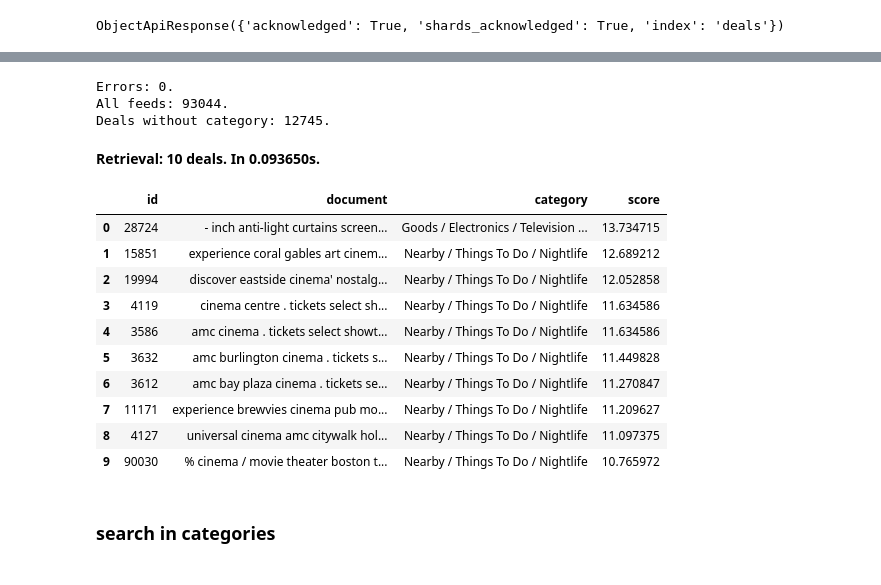
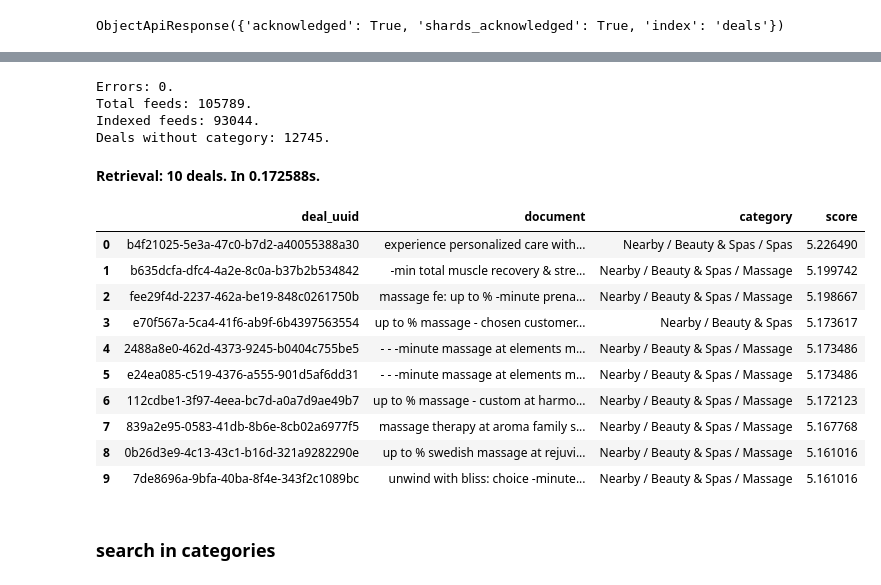
Before and after one commit to zphilippcz/research, a Jupyter notebook: dealsdb/indexing_and_search.ipynb, the cells around one changed output, grey strips where cells are left out. Drawn from its saved outputs; the diff is of its cells as text; code cells hidden in the pictures.

```diff
--- a/dealsdb/indexing_and_search.ipynb
+++ b/dealsdb/indexing_and_search.ipynb
@@ -276,9 +207,10 @@ conn = sqlite3.connect(db_path)
 cursor = conn.cursor()
 sql_query = """
         SELECT
-            d.id,
+            d.deal_uuid,
 
             COALESCE(MAX(d.title_general), '') || '. ' ||
+            COALESCE(MAX(d.highlights), '') || '. ' ||
             COALESCE(GROUP_CONCAT(o.title, ','), '') || '. ' ||
             COALESCE(MAX(m.name), '') AS text,
 
@@ -287,7 +219,7 @@ sql_query = """
             LEFT JOIN merchant m ON (d.merchant_id=m.id)
             LEFT JOIN options o ON (o.deal_id=d.id)
         -- where d.id=151
-        GROUP BY d.id
+        GROUP BY d.deal_uuid
     """
 cursor.execute(sql_query)
 
@@ -300,12 +232,13 @@ with tqdm(total=len(rows)) as pbar:
             try:
 
                 #print (f"Row 1: {row[1]}")
-                category = get_taxonomy_path(row[2])
+                category = get_taxonomy_path(row[2], cursor)
                 document = row[1].encode().decode('unicode_escape')
                 document = remove_prepositions_and_conjunctions(document + '. ' + category.strip() + '.')
 
                 body = {
-                    'id': row[0],
+                    #'id': row[0],
+                    'deal_uuid' : row[0],
                     'document': document,
                     'category' : category,
                     'timestamp': datetime.now(timezone.utc).isoformat()
@@ -332,69 +265,68 @@ with tqdm(total=len(rows)) as pbar:
     print (f"Deals without category: {counterTotal - counter}.")
 # %% [output]
 Errors: 0.
-All feeds: 93044.
+Total feeds: 105789.
+Indexed feeds: 93044.
 Deals without category: 12745.
 # %%
 #search_term = 'oil change'
 pd.set_option('display.max_colwidth', 10)
 #search_term = 'Oil changes change Engine replacement services Lubr ication filter Routine oil change Motor oil change Oil maintenance Oil service intervals'
 #query_vector = model.encode(search_term).tolist()
-search_term = "cinema"
+search_term = "massage"
 #query_vector = model.encode(search_term).tolist()
 
 #search_term = 'val'
 start_time = time.time()
 
 search_query = {
-  "_source": ["id", "document", "category"],
-  "track_scores": True,
-  "query": {
-    "bool": {
-      "must": [
-        {
-          "match": {
-            "document": {
-              "query": search_term,
-              "boost": 1
-            }
-          }
+    "_source": ["deal_uuid", "document", "category"],
+    "size": 10,
+    "query": {
+        "function_score": {
+            "query": {
+                "match": {
+                    "document": {
+                        "query": search_term,  # Ujistěte se, že search_term je definováno
+                        "boost": 1
+                    }
+                }
+            },
+            "boost_mode": "sum"  # Zajištění, že vražené skóre je použito
         }
-      ]
     }
-  },
-  "size": 10
 }
 
 response = es.search(index=index_name, body=search_query)
 end_time = time.time()
 elapsed_time = end_time - start_time
 #print (response)
 documents = []
 for hit in response['hits']['hits']:
     document = hit['_source']
     score = hit['_score']
 
     document['score'] = score
     documents.append(document)
 
 df = pd.DataFrame(documents)
-df['document'] = df.apply(lambda x: f'<a href="https://www.groupon.com/deals/{x["id"]}" target="_blank">{x["document"]}</a>', axis=1)
+df['document'] = df.apply(lambda x: f'<a href="https://www.groupon.com/deals/{x["deal_uuid"]}" target="_blank">{x["document"]}</a>', axis=1)
 
-display(HTML("<strong>Retrieval: " + str(df['id'].count()) + f" deals. In {elapsed_time:.6f}" + "s.</strong>"))
-display(HTML(df[["id", "document", "category", "score"]].head(1000).to_html(escape=False)))
+display(HTML("<strong>Retrieval: " + str(df['deal_uuid'].count()) + f" deals. In {elapsed_time:.6f}" + "s.</strong>"))
+display(HTML(df[["deal_uuid", "document", "category", "score"]].head(1000).to_html(escape=False)))
 # %% [output]
-Retrieval: 10 deals. In 0.093650s.
+Retrieval: 10 deals. In 0.172588s.
-|  | id | document | category | score |
-| 0 | 28724 | - inch anti-light curtains screen... | Goods / Electronics / Television ... | 13.734715 |
-| 1 | 15851 | experience coral gables art cinem... | Nearby / Things To Do / Nightlife | 12.689212 |
-| 2 | 19994 | discover eastside cinema' nostalg... | Nearby / Things To Do / Nightlife | 12.052858 |
-| 3 | 4119 | cinema centre . tickets select sh... | Nearby / Things To Do / Nightlife | 11.634586 |
-| 4 | 3586 | amc cinema . tickets select showt... | Nearby / Things To Do / Nightlife | 11.634586 |
-| 5 | 3632 | amc burlington cinema . tickets s... | Nearby / Things To Do / Nightlife | 11.449828 |
-| 6 | 3612 | amc bay plaza cinema . tickets se... | Nearby / Things To Do / Nightlife | 11.270847 |
-| 7 | 11171 | experience brewvies cinema pub mo... | Nearby / Things To Do / Nightlife | 11.209627 |
-| 8 | 4127 | universal cinema amc citywalk hol... | Nearby / Things To Do / Nightlife | 11.097375 |
-| 9 | 90030 | % cinema / movie theater boston t... | Nearby / Things To Do / Nightlife | 10.765972 |
+|  | deal_uuid | document | category | score |
+| 0 | b4f21025-5e3a-47c0-b7d2-a40055388a30 | experience personalized care with... | Nearby / Beauty & Spas / Spas | 5.226490 |
+| 1 | b635dcfa-dfc4-4a2e-8c0a-b37b2b534842 | -min total muscle recovery & stre... | Nearby / Beauty & Spas / Massage | 5.199742 |
+| 2 | fee29f4d-2237-462a-be19-848c0261750b | massage fe: up to % -minute prena... | Nearby / Beauty & Spas / Massage | 5.198667 |
+| 3 | e70f567a-5ca4-41f6-ab9f-6b4397563554 | up to % massage - chosen customer... | Nearby / Beauty & Spas | 5.173617 |
+| 4 | 2488a8e0-462d-4373-9245-b0404c755be5 | - - -minute massage at elements m... | Nearby / Beauty & Spas / Massage | 5.173486 |
+| 5 | e24ea085-c519-4376-a555-901d5af6dd31 | - - -minute massage at elements m... | Nearby / Beauty & Spas / Massage | 5.173486 |
+| 6 | 112cdbe1-3f97-4eea-bc7d-a0a7d9ae49b7 | up to % massage - custom at harmo... | Nearby / Beauty & Spas / Massage | 5.172123 |
+| 7 | 839a2e95-0583-41db-8b6e-8cb02a6977f5 | massage therapy at aroma family s... | Nearby / Beauty & Spas / Massage | 5.167768 |
+| 8 | 0b26d3e9-4c13-43c1-b16d-321a9282290e | up to % swedish massage at rejuvi... | Nearby / Beauty & Spas / Massage | 5.161016 |
+| 9 | 7de8696a-9bfa-40ba-8f4e-343f2c1089bc | unwind with bliss: choice -minute... | Nearby / Beauty & Spas / Massage | 5.161016 |
 # %% [markdown]
 ### search in categories
 # %%
```
Also changed, not shown: parts of 5 cells of this notebook, 8 other files.
